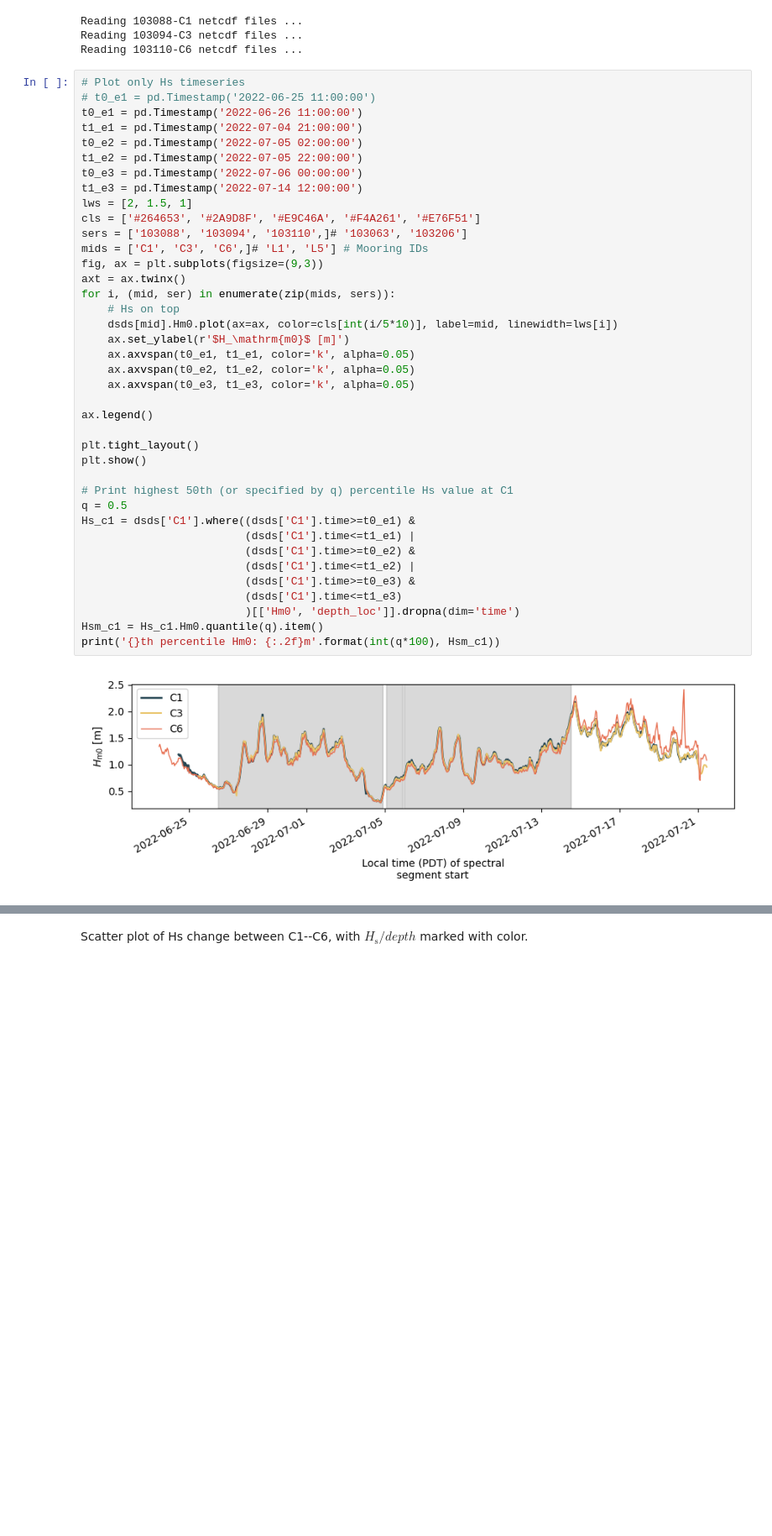
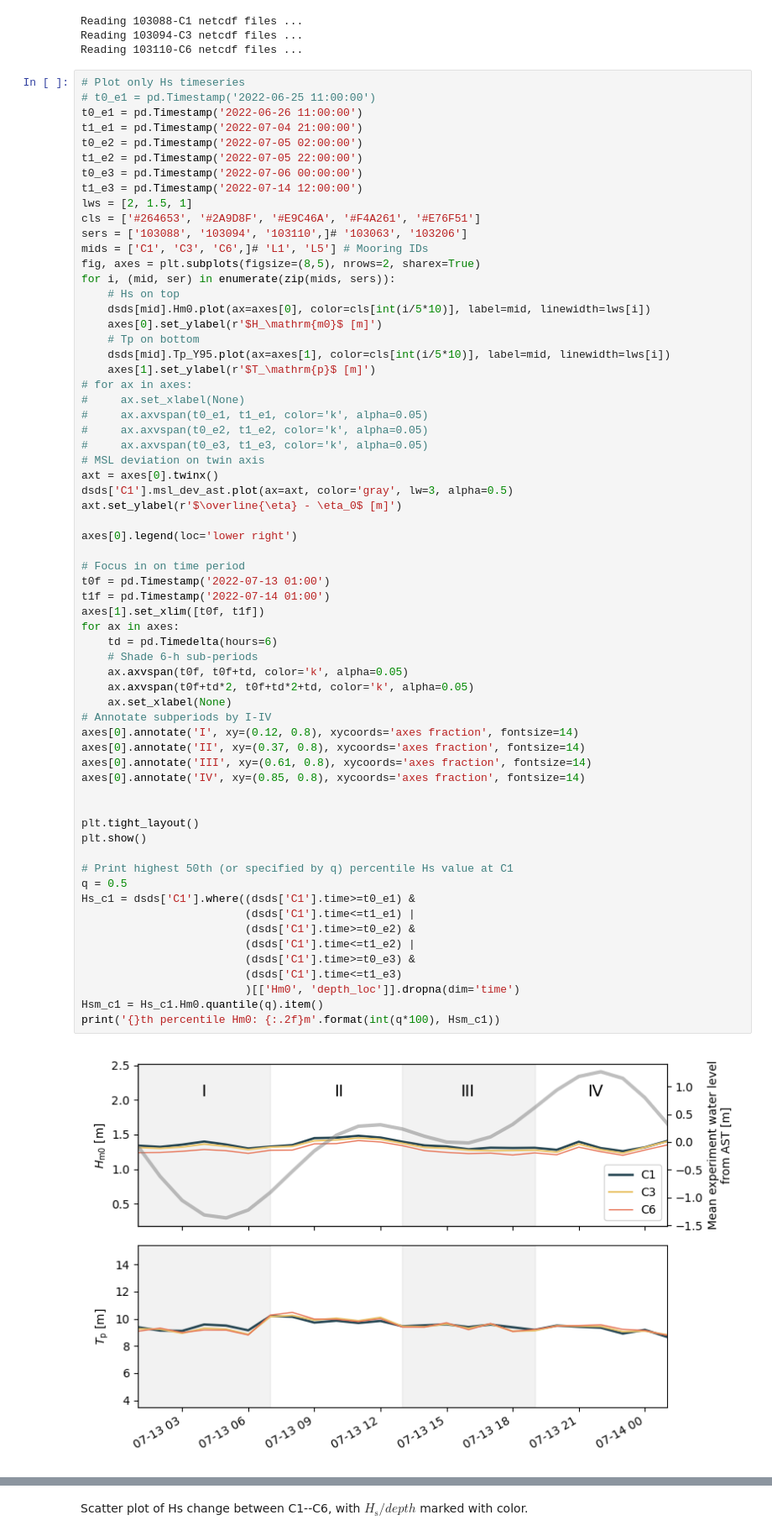
Before and after one commit to mikapm/pyROXSI, a Jupyter notebook: roxsi_pyfuns/notebooks/cross_shore_spectra.ipynb, the cells around one changed output, grey strips where cells are left out. Shown at 84% size. Cells and saved outputs as stored; diff of their text form; blank space fills up the shorter version.

```diff
--- a/roxsi_pyfuns/notebooks/cross_shore_spectra.ipynb
+++ b/roxsi_pyfuns/notebooks/cross_shore_spectra.ipynb
@@ -306,42 +306,67 @@ Reading 103110-C6 netcdf files ...
 # t0_e1 = pd.Timestamp('2022-06-25 11:00:00')
 t0_e1 = pd.Timestamp('2022-06-26 11:00:00')
 t1_e1 = pd.Timestamp('2022-07-04 21:00:00')
 t0_e2 = pd.Timestamp('2022-07-05 02:00:00')
 t1_e2 = pd.Timestamp('2022-07-05 22:00:00')
 t0_e3 = pd.Timestamp('2022-07-06 00:00:00')
 t1_e3 = pd.Timestamp('2022-07-14 12:00:00')
 lws = [2, 1.5, 1]
 cls = ['#264653', '#2A9D8F', '#E9C46A', '#F4A261', '#E76F51']
 sers = ['103088', '103094', '103110',]# '103063', '103206']
 mids = ['C1', 'C3', 'C6',]# 'L1', 'L5'] # Mooring IDs
-fig, ax = plt.subplots(figsize=(9,3))
-axt = ax.twinx()
+fig, axes = plt.subplots(figsize=(8,5), nrows=2, sharex=True)
 for i, (mid, ser) in enumerate(zip(mids, sers)):
     # Hs on top
-    dsds[mid].Hm0.plot(ax=ax, color=cls[int(i/5*10)], label=mid, linewidth=lws[i])
-    ax.set_ylabel(r'$H_\mathrm{m0}$ [m]')
-    ax.axvspan(t0_e1, t1_e1, color='k', alpha=0.05)
-    ax.axvspan(t0_e2, t1_e2, color='k', alpha=0.05)
-    ax.axvspan(t0_e3, t1_e3, color='k', alpha=0.05)
+    dsds[mid].Hm0.plot(ax=axes[0], color=cls[int(i/5*10)], label=mid, linewidth=lws[i])
+    axes[0].set_ylabel(r'$H_\mathrm{m0}$ [m]')
+    # Tp on bottom
+    dsds[mid].Tp_Y95.plot(ax=axes[1], color=cls[int(i/5*10)], label=mid, linewidth=lws[i])
+    axes[1].set_ylabel(r'$T_\mathrm{p}$ [m]')
+# for ax in axes:
+#     ax.set_xlabel(None)
+#     ax.axvspan(t0_e1, t1_e1, color='k', alpha=0.05)
+#     ax.axvspan(t0_e2, t1_e2, color='k', alpha=0.05)
+#     ax.axvspan(t0_e3, t1_e3, color='k', alpha=0.05)
+# MSL deviation on twin axis
+axt = axes[0].twinx()
+dsds['C1'].msl_dev_ast.plot(ax=axt, color='gray', lw=3, alpha=0.5)
+axt.set_ylabel(r'$\overline{\eta} - \eta_0$ [m]')
 
-ax.legend()
+axes[0].legend(loc='lower right')
+
+# Focus in on time period
+t0f = pd.Timestamp('2022-07-13 01:00')
+t1f = pd.Timestamp('2022-07-14 01:00')
+axes[1].set_xlim([t0f, t1f])
+for ax in axes:
+    td = pd.Timedelta(hours=6)
+    # Shade 6-h sub-periods
+    ax.axvspan(t0f, t0f+td, color='k', alpha=0.05)
+    ax.axvspan(t0f+td*2, t0f+td*2+td, color='k', alpha=0.05)
+    ax.set_xlabel(None)
+# Annotate subperiods by I-IV
+axes[0].annotate('I', xy=(0.12, 0.8), xycoords='axes fraction', fontsize=14)
+axes[0].annotate('II', xy=(0.37, 0.8), xycoords='axes fraction', fontsize=14)
+axes[0].annotate('III', xy=(0.61, 0.8), xycoords='axes fraction', fontsize=14)
+axes[0].annotate('IV', xy=(0.85, 0.8), xycoords='axes fraction', fontsize=14)
+
 
 plt.tight_layout()
 plt.show()
 
 # Print highest 50th (or specified by q) percentile Hs value at C1
 q = 0.5
 Hs_c1 = dsds['C1'].where((dsds['C1'].time>=t0_e1) &
                          (dsds['C1'].time<=t1_e1) |
                          (dsds['C1'].time>=t0_e2) &
                          (dsds['C1'].time<=t1_e2) |
                          (dsds['C1'].time>=t0_e3) &
                          (dsds['C1'].time<=t1_e3)
                          )[['Hm0', 'depth_loc']].dropna(dim='time')
 Hsm_c1 = Hs_c1.Hm0.quantile(q).item()
 print('{}th percentile Hm0: {:.2f}m'.format(int(q*100), Hsm_c1))
 # %% [output]
-[figure, old version]
+[figure, new version]
 50th percentile Hm0: 1.07m
 # %% [markdown]
 Scatter plot of Hs change between C1--C6, with $H_\mathrm{s} / depth$ marked with color.
```
